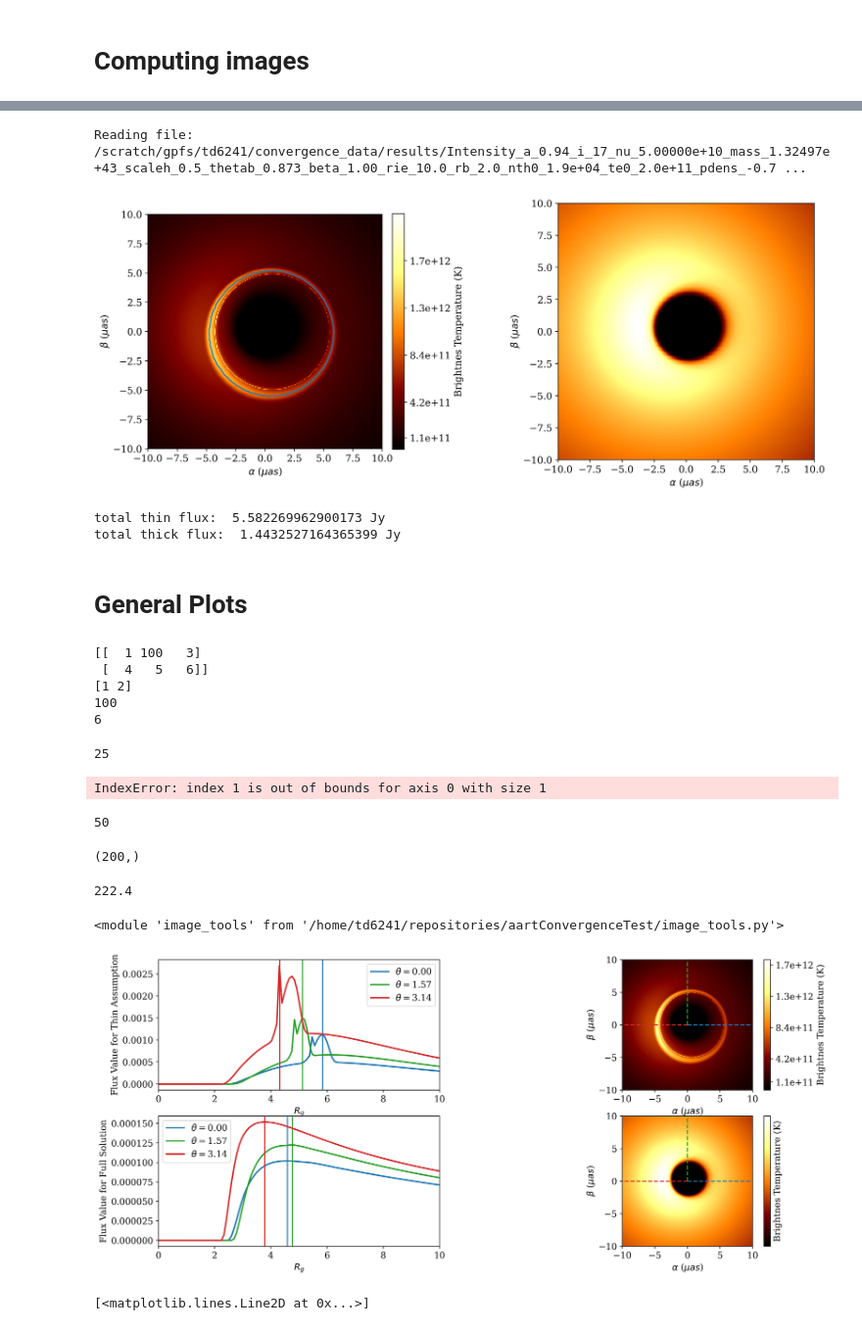
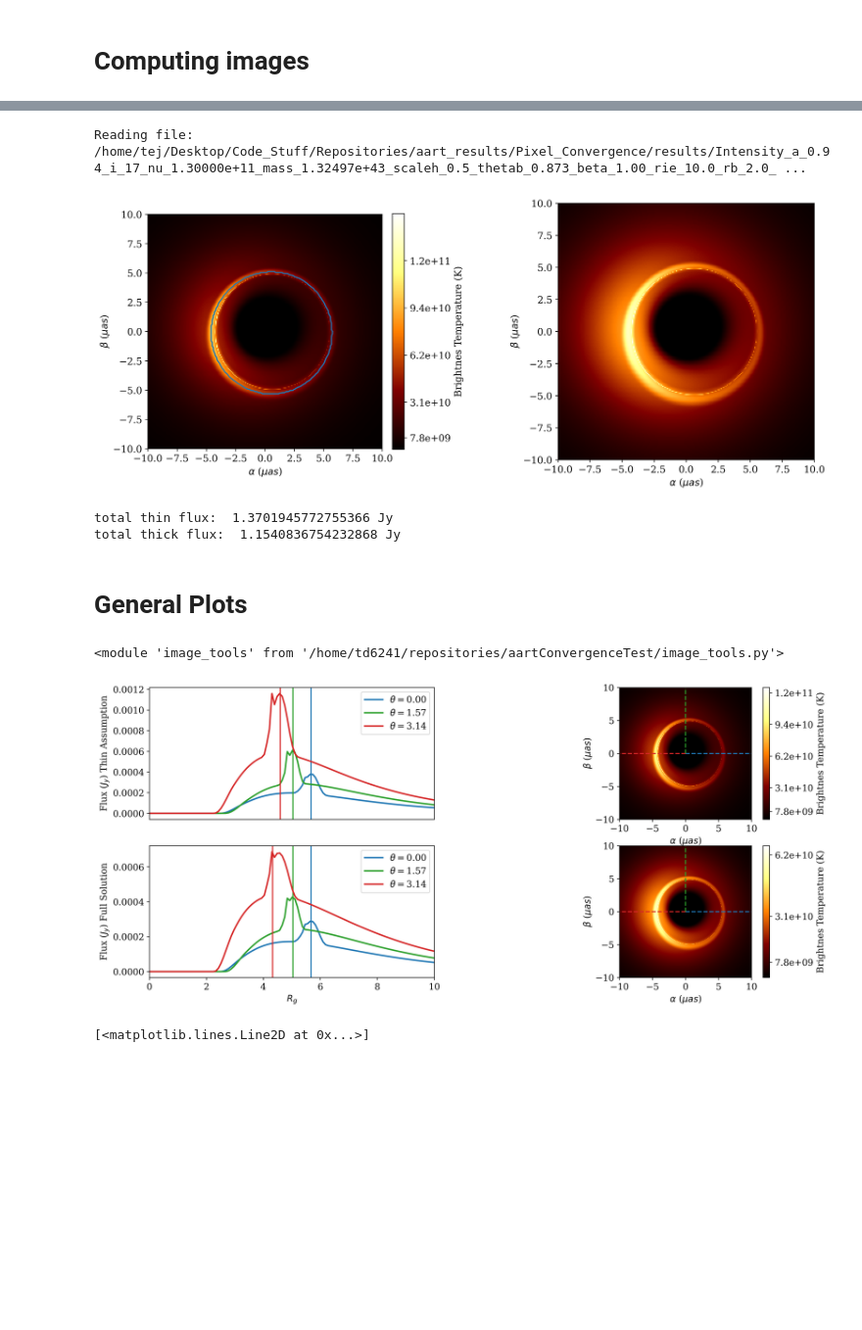
Before and after one commit to TejahniDesire/aartConvergenceTest, a Jupyter notebook: jpgrounds1.ipynb, the cells around one changed output, grey strips where cells are left out. Shown at 98% size. Saved outputs shown, nothing was run; the diff lists cells and outputs as text; code cells hidden in the pictures; blank space fills up the shorter version.

```diff
--- a/jpgrounds1.ipynb
+++ b/jpgrounds1.ipynb
@@ -234,7 +244,7 @@ cmd2_args = {
 # 	-.84 # p_temp
 # ]
 brightparams = {
-    "nu0": 50e9,  # 0 nu0
+    "nu0": 130e9,  # 0 nu0
     "mass": (MMkg * u.kg).to(u.g).value,  # 1 mass
     "scale_height": .5,  # 2 scale_height
     "theta_b": 50.0 * (np.pi / 180),  # 3 theta_b
@@ -339,7 +349,7 @@ full_profiles_unit[3].decode('UTF-8')
 for i in range (len(full_profiles_unit)):
     full_profiles_unit[i] = full_profiles_unit[i].decode('UTF-8')
 # %% [output]
-Reading file:  /scratch/gpfs/td6241/convergence_data/results/Intensity_a_0.94_i_17_nu_5.00000e+10_mass_1.32497e+43_scaleh_0.5_thetab_0.873_beta_1.00_rie_10.0_rb_2.0_nth0_1.9e+04_te0_2.0e+11_pdens_-0.7 ...
+Reading file:  /home/tej/Desktop/Code_Stuff/Repositories/aart_results/Pixel_Convergence/results/Intensity_a_0.94_i_17_nu_1.30000e+11_mass_1.32497e+43_scaleh_0.5_thetab_0.873_beta_1.00_rie_10.0_rb_2.0_ ...
 # %%
 # one_M = ilp.rg_func(brightparams[1] * u.g).to(u.m)
 # M2rads = np.arctan(one_M.value / dBH)
@@ -457,58 +467,11 @@ plt.show()
 print("total thin flux: ", ilp.total_jy(I0 + I1 + I2, brightparams["nu0"], brightparams["mass"]))
 print("total thick flux: ", ilp.total_jy(Absorbtion_Image, brightparams["nu0"], brightparams["mass"]))
 # %% [output]
-[figure, old version]
+[figure, new version]
-total thin flux:  5.582269962900173 Jy
-total thick flux:  1.4432527164365399 Jy
+total thin flux:  1.3701945772755366 Jy
+total thick flux:  1.1540836754232868 Jy
 # %% [markdown]
 # General Plots
-# %%
-t = np.array([[1,100,3], [4,5,6]])
-print(t)
-print(np.argmax(t,1))
-# print(np.ravel(t))
-# print(t[1,1,1])
-verticalmax = np.argmax(t,1)
-# print(t[verticalmax[0], verticalmax[1]])
-print(t[0, verticalmax[0]])
-print(t[1, verticalmax[1]])
-# %% [output]
-[[  1 100   3]
- [  4   5   6]]
-[1 2]
-100
-6
-# %%
-limits
-# %% [output]
-25
-# %%
-
-rmax = 10
-# t = np.arange(rmax)
-rsize = 10
-tt = np.matrix((np.linspace(0,rmax,rsize)))
-r = np.array([1,2,3])
-# print(tt)
-print(tt[r])
-print(r)
-# print(tt[rsize-1])
-# print(t)
-# %% [output]
-IndexError: index 1 is out of bounds for axis 0 with size 1
-# %%
-rad = np.pi
-print(tls.rad_to_arg(np.pi))
-# %% [output]
-50
-# %%
-interp012[40,:].shape
-# %% [output]
-(200,)
-# %%
-I0.shape[0] * .4
-# %% [output]
-222.4
 # %%
 importlib.reload(rprofs_f)
 import image_tools
@@ -519,11 +482,11 @@ importlib.reload(image_tools)
 rsize = tls.rsize
 rmax = I0.shape[0] * .4
 
-peak012, interp012  = tls.radii_of_theta_data(I0 + I1 + I2)
+peak012, interp012  = tls.radii_of_theta_data(I0 + I1 + I2,dx0)
 # peak0, interp0  = tls.radii_of_theta_data(I0)
 # peak1, interp1  = tls.radii_of_theta_data(I1)
 # peak2, interp2  = tls.radii_of_theta_data(I2)
-peakAbsorb, interpAbsorb = tls.radii_of_theta_data( Absorbtion_Image)
+peakAbsorb, interpAbsorb = tls.radii_of_theta_data( Absorbtion_Image,dx0)
 
 peaks = [peak012,peakAbsorb]
 interps = [interp012, interpAbsorb]
@@ -542,7 +505,7 @@ axes_0 = [ax0, ax2]
 axes_1 = [ax1, ax3]
 
 images = [I0 + I1 + I2, Absorbtion_Image]
-model = ["for Thin Assumption", "for Full Solution"]
+model = ["Thin Assumption", "Full Solution"]
 for k in range(2):
     x = np.linspace(0,rmax-1, rsize) * dx0
     # x = np.linspace(0,rsize-1, rsize) * dx_0
@@ -557,7 +520,10 @@ for k in range(2):
     axes_0[k].set_xlim([0,10])
     axes_0[k].legend()
     axes_0[k].set_xlabel(R"$R_g$")
-    axes_0[k].set_ylabel(R"Flux Value " + model[k])
+    axes_0[k].set_ylabel(R"Flux ($J_y$) " + model[k])
+
+    if k == 0:
+        axes_0[k].get_xaxis().set_visible(False)
 
 
     im1 = axes_1[k].imshow(images[k], origin="lower",cmap="afmhot",extent=[-lim0,lim0,-lim0,lim0])
@@ -570,34 +536,37 @@ for k in range(2):
 
     # Plot lines
     rline1 = np.array([0,10])
     theta1 = np.array([0,0])
 
     alpha1 = rline1 * np.cos(theta1)
     beta1 = rline1 * np.sin(theta1)
 
     for i in range(len(ptheta)):
         rline = np.array([0,10])
         theta = np.array([ptheta[i],ptheta[i]])
 
         alpha = rline * np.cos(theta)
         beta = rline * np.sin(theta)
 
         axes_1[k].plot(alpha,beta, color=colors[i], linestyle='--')
 
 
 
     colorbar0=fig.colorbar(im1, fraction=0.046, pad=0.04, format='%.1e', ticks=[
         vmax0*.8,
         vmax0*.6,
         vmax0*.4,
         vmax0*.2,
         vmax0*.05
         ],
         label="Brightnes Temperature (K)",
         ax=axes_1[k]
         )
+
+
+plt.savefig("TestRadii.jpeg")
 # %% [output]
-[figure, old version]
+[figure, new version]
 # %%
 r1 ,t1 = tls.radii_of_theta(I0,size)
 
```
Also changed, not shown: parts of 15 cells of this notebook, 2 other files.
